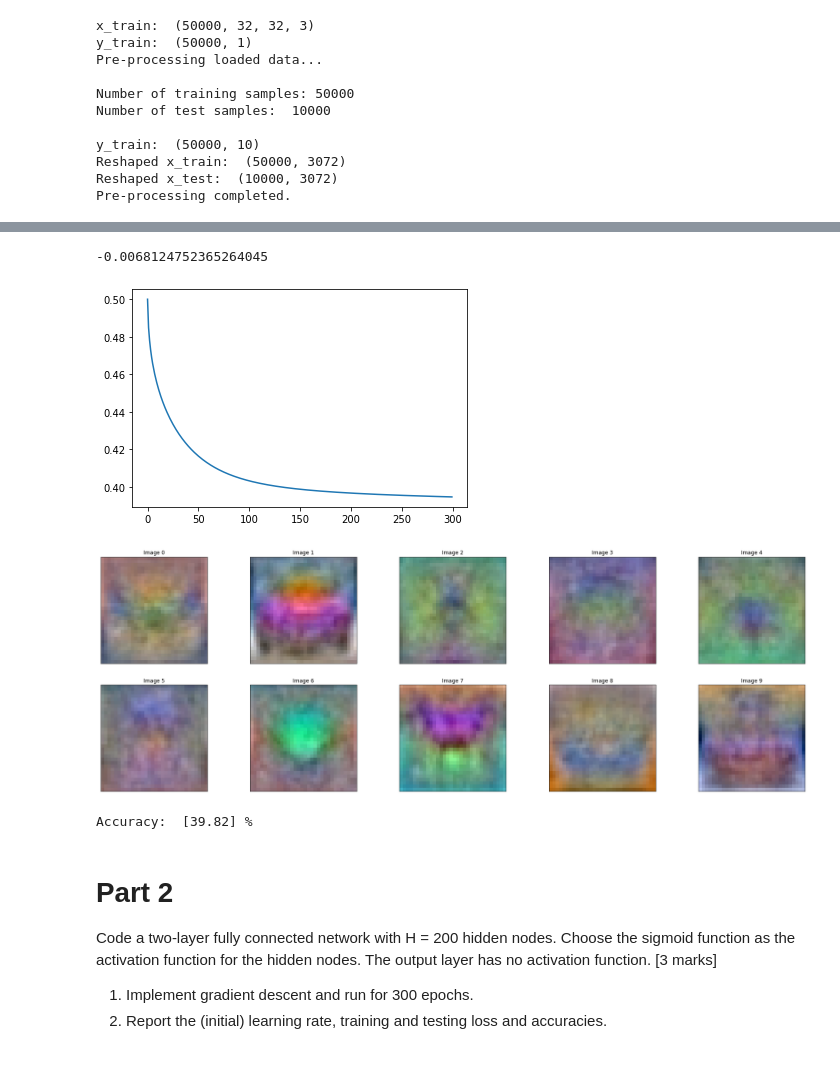
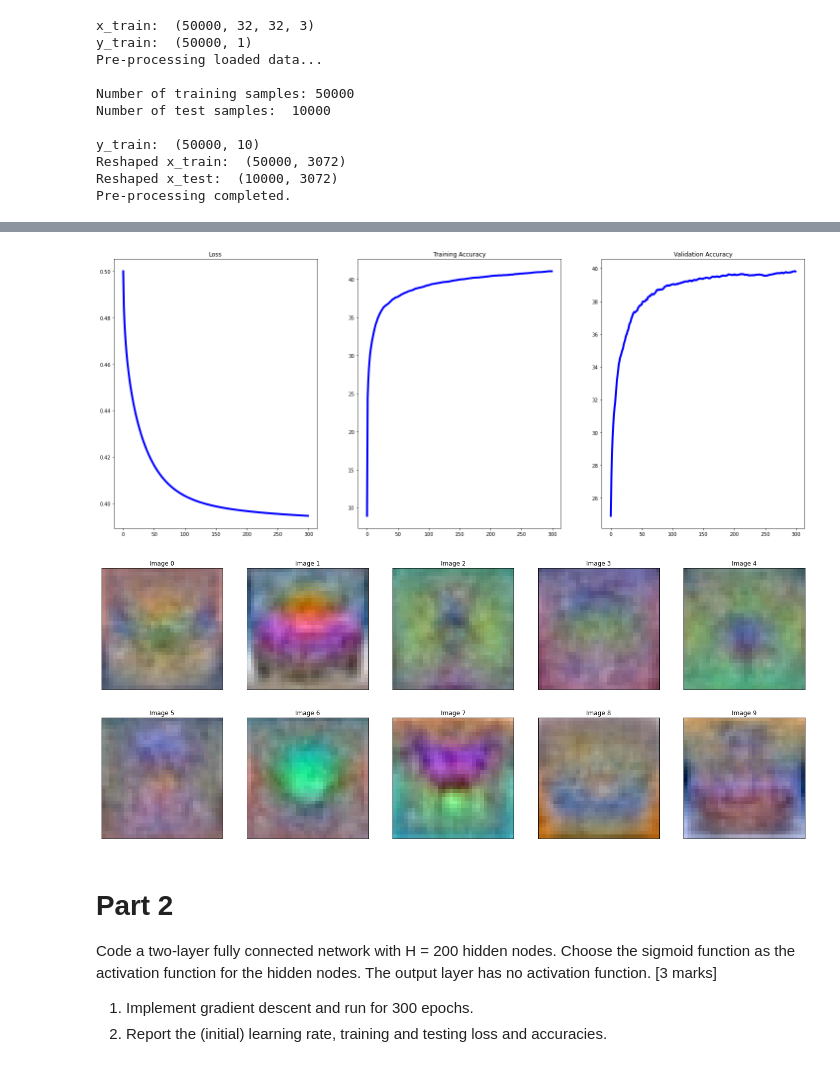
Before and after one commit to bimalka98/Computer-Vision-and-Image-Processing, a Jupyter notebook: EN2550Assignments/A4/180631J_a04.ipynb, the cells around one changed output, grey strips where cells are left out. Saved outputs shown, nothing was run; the diff lists cells and outputs as text; code cells hidden in the pictures.

Commit message:
Part 1 code completed.

```diff
--- a/EN2550Assignments/A4/180631J_a04.ipynb
+++ b/EN2550Assignments/A4/180631J_a04.ipynb
@@ -77,3 +73,11 @@ def getAccuracy()
+# %%
+# Local function definitions for part 1
+
+def getAccuracy(predictions,labels):
+    pred_class = np.argmax(predictions, axis=1)
+    real_class = np.argmax(labels, axis=1)
+    valid_pred = [pred_class == real_class]
+    return 100*np.sum(valid_pred)/len(real_class)
 # %%
 print("Initializing the weight matrix with random weights...")
 std=1e-5 # For random samples from N(\mu, \sigma^2), use: sigma * np.random.randn(...) + mu
@@ -95,7 +99,7 @@ x_test_ra  = np.concatenate((np.ones((x_test.shape[0],1)),x_test), axis=1)
 # Rearranging weight matrix and bias matrix into single matrix
 w1 = np.concatenate((b1.reshape(1,K), w1), axis=0); print('Rearranged w1: ',w1.shape)
 
-print("Rearranging completed.")
+print("Rearranging completed.\n")
 
 #------------------------------------------------------------------------------------------
 
@@ -111,20 +115,31 @@ m = x_train.shape[0]  # Number of training examples
 
 # Running gradient descent number of times speciied in iterations
 print("Running gradient descent...")
-for t in range(iterations):
 
+for t in range(1,iterations+1):
     # Forward Propagation
     hypothesis = x_train_ra.dot(w1)
     loss = (1/(2*m))*np.sum(( hypothesis - y_train)**2) + (1/(2*m))*reg*np.sum(w1**2)
     loss_history.append(loss)
-    if t%30==0: print("Iteration {}, loss = {}".format(t+1,loss))
 
     # Backward Propagation
     dw1 = (1/m)*(x_train_ra.T.dot(hypothesis - y_train))  + (1/m)*reg*w1
     w1 = w1 - lr*dw1
+
+    # Training Accuracy and Validation Accuracy
+    train_acc = getAccuracy(hypothesis, y_train)
+    train_acc_history.append(train_acc)
+    valid_acc = getAccuracy(x_test_ra.dot(w1), y_test)
+    val_acc_history.append(valid_acc)
+
+    # Print details for selected iterations
+    if (t%10==0) or (t==1):
+        print("Epoch {:03} | Loss {:.5f} | Training Acc: {:.5f} | Validation Acc: {:.5f} | Learning Rate: {:.5f}"\
+             .format(t,loss,train_acc,valid_acc,lr))
+
+    # Decaying learning rate
     lr = lr*lr_decay
 
-
 print("Gradient Descent completed. Parameters were trained")
 # %% [output]
 Initializing the weight matrix with random weights...
@@ -148,34 +161,35 @@ Iteration 270, loss = 0.3950593695380882
 Gradient Descent completed. Parameters were trained
 # %%
-plt.plot(loss_history)
+#
+
+fig, axes  = plt.subplots(1,3, sharex='all', sharey='all', figsize=(25,10))
+items = {"Loss":loss_history, "Training Accuracy":train_acc_history, "Validation Accuracy": val_acc_history}
+location = 1
+for key in items.keys():
+    plt.subplot(1,3,location);plt.plot(items[key], color='#0000ff', linewidth=4)
+    plt.title(key)#,plt.xticks([]),plt.yticks([])
+    location+=1
+saveto("part1plots.eps")
 
 #----------Showing the weights matrix W1 as 10 images----------
 
-#First row of the weight matrix is the bias terms.
+#First row of the weight matrix is the bias vector.
 weights = w1[1:,] # Removing the row of bias terms.
-weights_pos =  weights- np.min(weights)# Making the minimum zero.
+weights_pos =  weights- np.min(weights)# Making the minimum weight zero.
 images = ((weights_pos/np.max(weights_pos))*255).astype('uint8')
-fig, axes  = plt.subplots(2,5, sharex='all', sharey='all', figsize=(30,10))
+fig, axes  = plt.subplots(2,5, sharex='all', sharey='all', figsize=(25,10))
 location = 1 # Location of the image in the grid of 2x5
 for i in range(K):
     image = images[:,i].reshape(32,32,3)
     plt.subplot(2,5,location),plt.imshow(image[:,:,::-1])
     plt.title("Image "+ str(i)),plt.xticks([]),plt.yticks([])
     saveimg("Reg Image "+ str(i)+".jpg", image)
     location+=1
+saveto("trainedWeights.eps")
 plt.show()
 # %% [output]
--0.0068124752365264045
-[figure, old version]
+[figure, new version]
-[figure, old version]
+[figure, new version]
-# %%
-predictions = x_test_ra.dot(w1) # Prediction of classes through the trained matrix
-pred_class = np.argmax(predictions, axis=1)
-test_class = np.argmax(y_test, axis=1)
-valid_pred = [pred_class == test_class]
-print("Accuracy: ", 100*np.sum(valid_pred)/test_class.shape, "%")
-# %% [output]
-Accuracy:  [39.82] %
 # %% [markdown]
 # Part 2
 Code a two-layer fully connected network with H = 200 hidden nodes. Choose the sigmoid function as the activation function for the hidden nodes. The output layer has no activation function. [3 marks]
```
Also changed, not shown: parts of 4 cells of this notebook, 17 other files.
